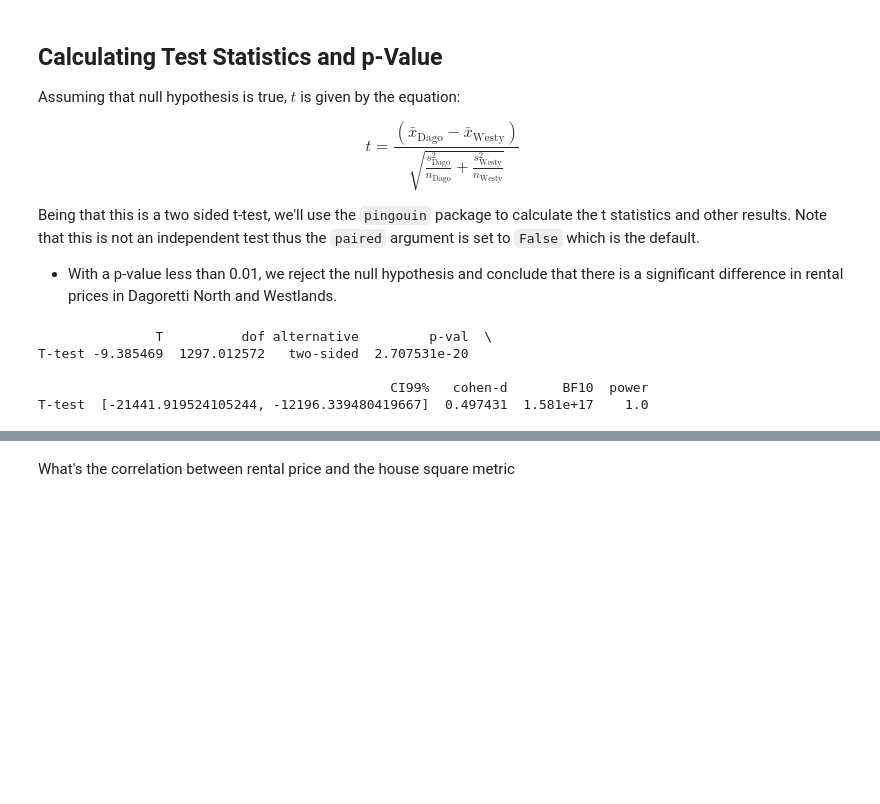
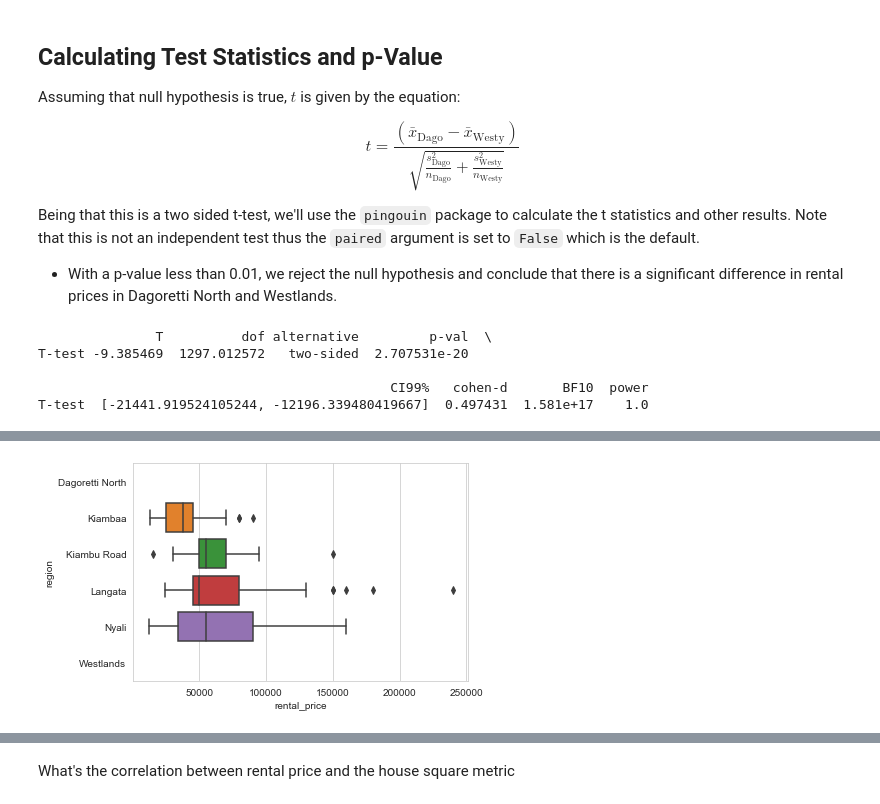
Before and after one commit to Demiga-g/rental-prices-kenya, a Jupyter notebook: Rentals in Nairobi.ipynb, the cells around one changed output, grey strips where cells are left out. Cells and saved outputs as stored; diff of their text form; code cells hidden in the pictures; blank space fills up the shorter version.

Commit message:
Performed analysis of variance. Significant differences in average rental prices in Kiambaa and the rest of the regions.

```diff
--- a/Rentals in Nairobi.ipynb
+++ b/Rentals in Nairobi.ipynb
@@ -364,0 +389,3 @@ T-test  [-21441.919524105244, -12196.339480419667]  0.497431  1.581e+17    1.0
+# %%
+other_regions = rental_aprt[~(rental_aprt.region=='Westlands') & ~(rental_aprt.region == 'Dagoretti North')]
+print(other_regions.sample(5, random_state=35))
@@ -364,0 +417,7 @@ T-test  [-21441.919524105244, -12196.339480419667]  0.497431  1.581e+17    1.0
+# %%
+sns.boxplot(data=other_regions.dropna(),
+            x='rental_price',
+            y='region')
+plt.show()
+# %% [output]
+[figure, added]
```
Also changed, not shown: parts of 13 cells of this notebook.
